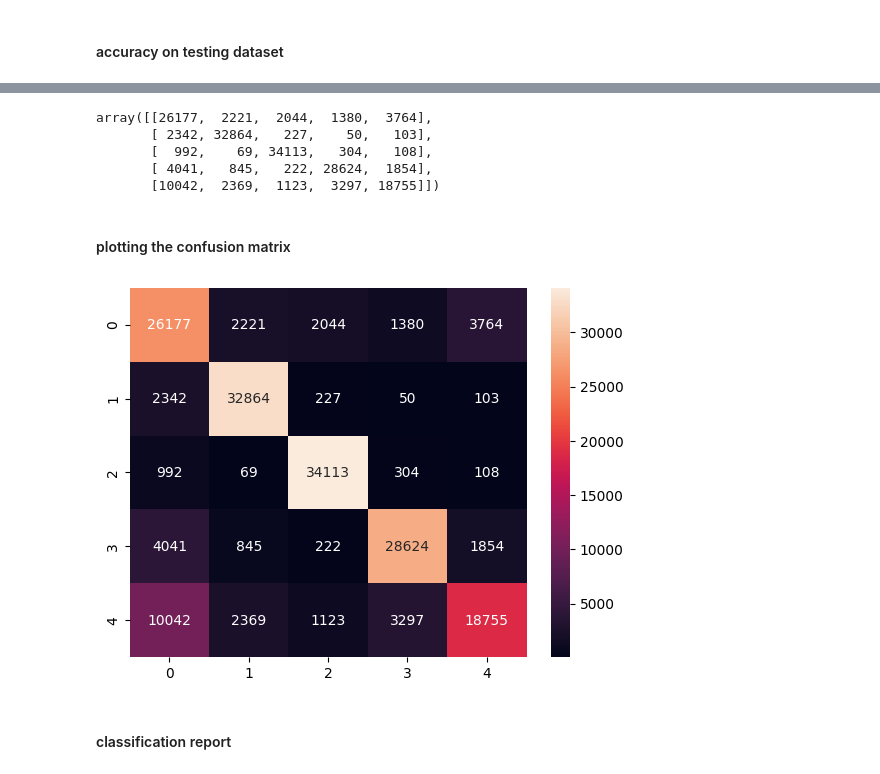
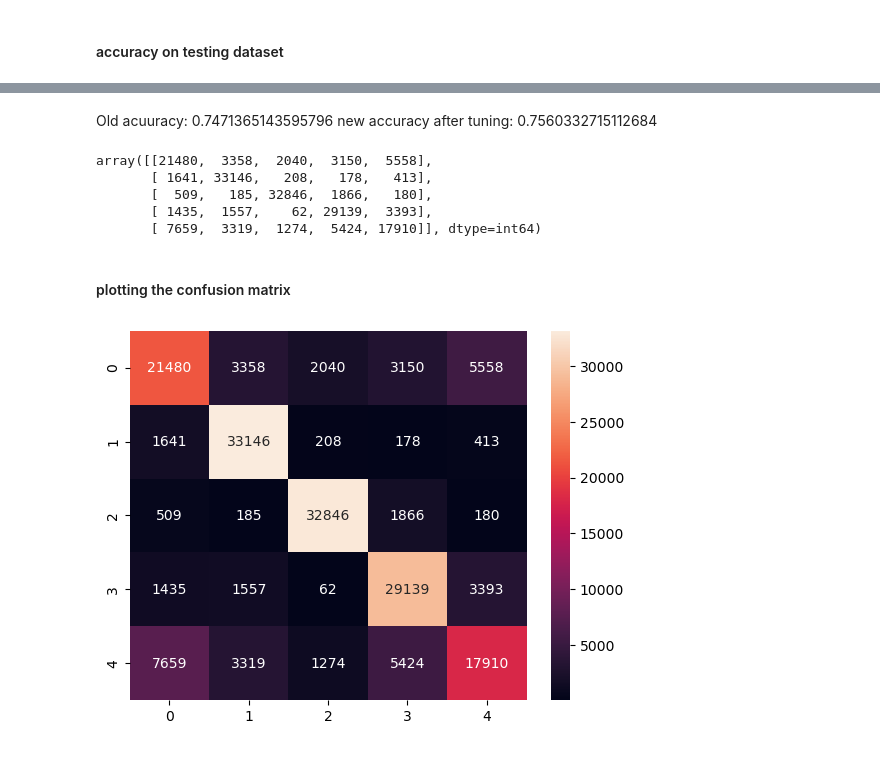
Before and after one commit to ris3abh/Sentencing-prediction-on-docket-data, a Jupyter notebook: models/XGBoost_classifier.ipynb, the cells around one changed output, grey strips where cells are left out. Saved outputs shown, nothing was run; the diff lists cells and outputs as text; code cells hidden in the pictures.

Commit message:
update tuning

```diff
--- a/models/XGBoost_classifier.ipynb
+++ b/models/XGBoost_classifier.ipynb
@@ -20,6 +17,11 @@ X_train = np.load('../data/X_train.npy', allow_pickle = True)
 X_test = np.load('../data/X_test.npy', allow_pickle = True)
 y_train = np.load('../data/y_train.npy', allow_pickle = True)
 y_test = np.load('../data/y_test.npy', allow_pickle = True)
+# %%
+X_train = np.load('../data/X_train.npy', allow_pickle = True)
+X_test = np.load('../data/X_test.npy', allow_pickle = True)
+y_train = np.load('../data/y_train_nohe.npy', allow_pickle = True)
+y_test = np.load('../data/y_test_nohe.npy', allow_pickle = True)
 # %%
 print("shape of X_train: ", X_train.shape)
 print("shape of X_test: ", X_test.shape)
@@ -42,6 +110,13 @@ X_test, y_test = sm.fit_resample(X_test, y_test)
 # %%
 ## XGBoost Classifier
-xgb_clf = xgb.XGBClassifier(objective = 'binary:logistic', n_estimators = 100, seed = 123)
+xgb_clf = xgb.XGBClassifier(
+    colsample_bytree = 0.9146307561662375,
+    gamma = 7.45461619113982,
+    max_depth = 12,
+    min_child_weight = 1,
+    reg_alpha = 136,
+    reg_lambda = 0.9644301817451292,
+    seed = 42)
 xgb_clf.fit(X_train, y_train)
 # %% [output]
 XGBClassifier(base_score=0.5, booster='gbtree', callbacks=None,
@@ -75,24 +164,24 @@ Accuracy:  0.7471365143595796
+# %% [markdown]
+Old acuuracy: 0.7471365143595796
+new accuracy after tuning: 0.7560332715112684
 # %%
-matrix = confusion_matrix(y_test.argmax(axis=1), y_pred.argmax(axis=1))
+matrix = confusion_matrix(y_test, y_pred)
+matrix
+# %% [output]
+array([[21480,  3358,  2040,  3150,  5558],
+       [ 1641, 33146,   208,   178,   413],
+       [  509,   185, 32846,  1866,   180],
+       [ 1435,  1557,    62, 29139,  3393],
+       [ 7659,  3319,  1274,  5424, 17910]], dtype=int64)
-# %%
-matrix
-# %% [output]
-array([[26177,  2221,  2044,  1380,  3764],
-       [ 2342, 32864,   227,    50,   103],
-       [  992,    69, 34113,   304,   108],
-       [ 4041,   845,   222, 28624,  1854],
-       [10042,  2369,  1123,  3297, 18755]])
 # %% [markdown]
 #### plotting the confusion matrix
 # %%
 import seaborn as sns
 import matplotlib.pyplot as plt
 %matplotlib inline
 
-cm = confusion_matrix(y_test.argmax(axis=1), y_pred.argmax(axis=1))
+cm = confusion_matrix(y_test, y_pred)
 sns.heatmap(cm, annot = True, fmt = 'd')
 plt.show()
 # %% [output]
-[figure, old version]
+[figure, new version]
-# %% [markdown]
-#### classification report
```
Also changed, not shown: parts of 17 cells of this notebook, 1 other file.
